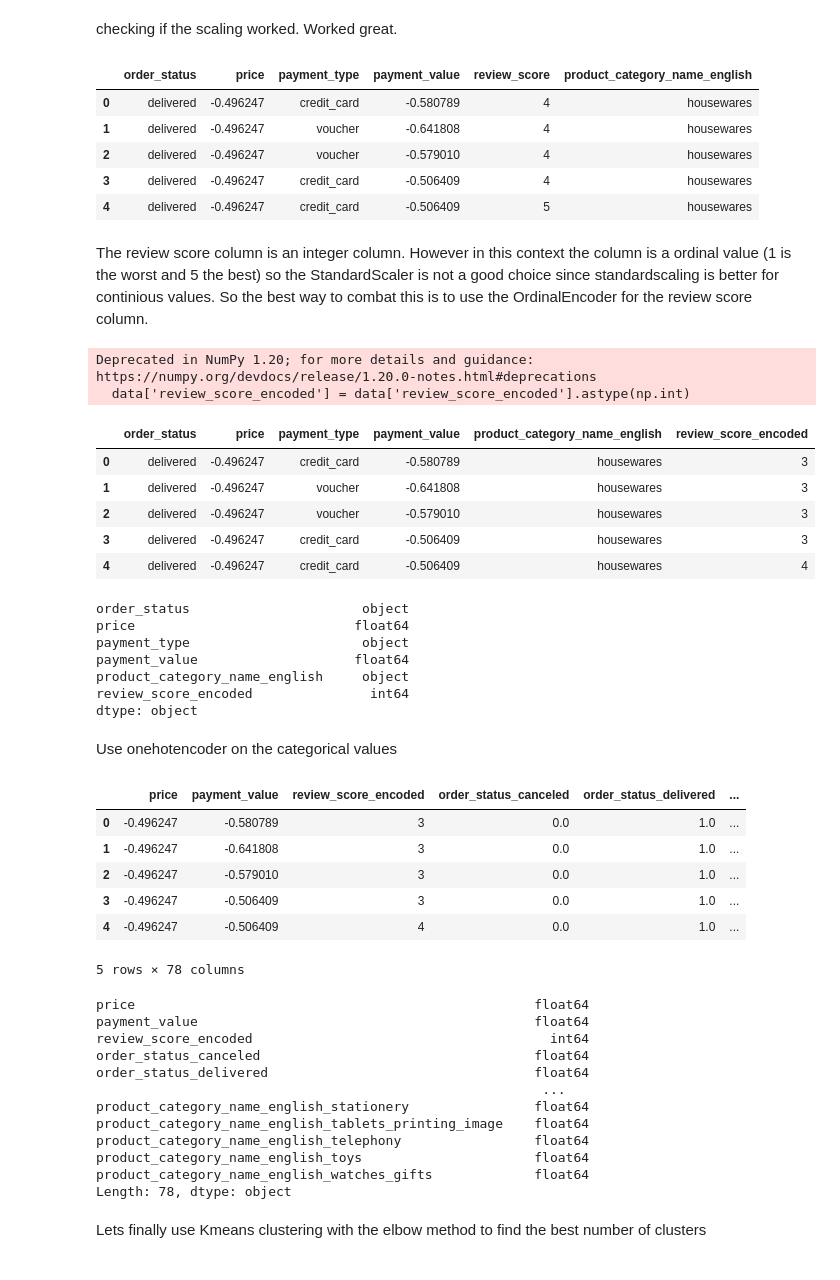
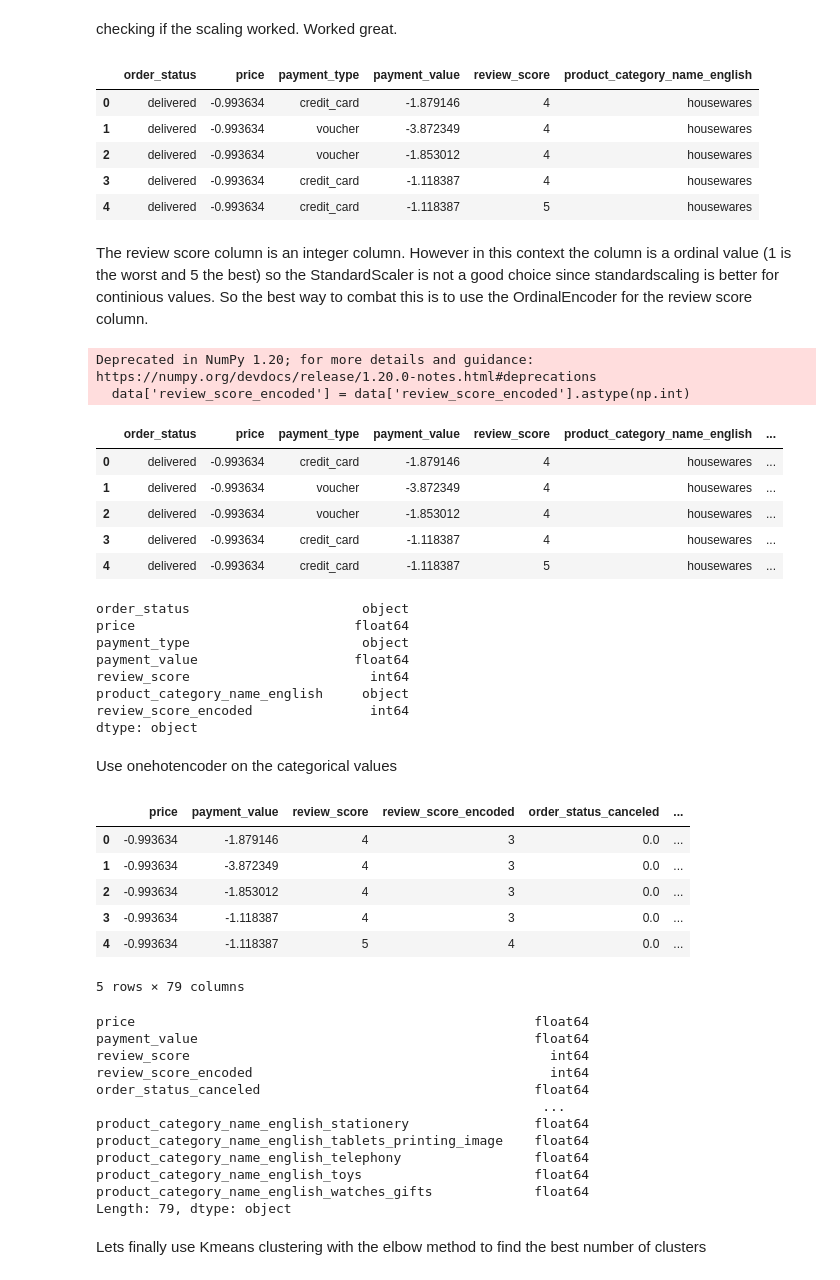
Before and after one commit to Timohvd/e-commerce-project, a Jupyter notebook: Customer_segmentation.ipynb, the cells around one changed output. Saved outputs shown, nothing was run; the diff lists cells and outputs as text; code cells hidden in the pictures.

```diff
--- a/Customer_segmentation.ipynb
+++ b/Customer_segmentation.ipynb
@@ -64,3 +78,6 @@ plt.show()
+# %%
+data['price'] = np.log1p(data['price'])
+data['payment_value'] = np.log1p(data['payment_value'])
 # %%
 data['review_score'].plot(kind='hist')
 # %% [output]
@@ -80,28 +97,28 @@ checking if the scaling worked. Worked great.
 data.head()
 # %% [output]
 |  | order_status | price | payment_type | payment_value | review_score | product_category_name_english |
-| 0 | delivered | -0.496247 | credit_card | -0.580789 | 4 | housewares |
-| 1 | delivered | -0.496247 | voucher | -0.641808 | 4 | housewares |
-| 2 | delivered | -0.496247 | voucher | -0.579010 | 4 | housewares |
-| 3 | delivered | -0.496247 | credit_card | -0.506409 | 4 | housewares |
-| 4 | delivered | -0.496247 | credit_card | -0.506409 | 5 | housewares |
+| 0 | delivered | -0.993634 | credit_card | -1.879146 | 4 | housewares |
+| 1 | delivered | -0.993634 | voucher | -3.872349 | 4 | housewares |
+| 2 | delivered | -0.993634 | voucher | -1.853012 | 4 | housewares |
+| 3 | delivered | -0.993634 | credit_card | -1.118387 | 4 | housewares |
+| 4 | delivered | -0.993634 | credit_card | -1.118387 | 5 | housewares |
 # %% [markdown]
 The review score column is an integer column. However in this context the column is a ordinal value (1 is the worst and 5 the best) so the StandardScaler is not a good choice since standardscaling is better for continious values. So the best way to combat this is to use the OrdinalEncoder for the review score column.
 # %%
 ordinal_encoder = OrdinalEncoder()
 data['review_score_encoded'] = ordinal_encoder.fit_transform(data[['review_score']])
 data['review_score_encoded'] = data['review_score_encoded'].astype(np.int)
-data.drop(columns=['review_score'], inplace=True)
+data.drop(columns=['review_score'])
 data.head()
 # %% [output]
 Deprecated in NumPy 1.20; for more details and guidance: https://numpy.org/devdocs/release/1.20.0-notes.html#deprecations
   data['review_score_encoded'] = data['review_score_encoded'].astype(np.int)
-|  | order_status | price | payment_type | payment_value | product_category_name_english | review_score_encoded |
-| 0 | delivered | -0.496247 | credit_card | -0.580789 | housewares | 3 |
-| 1 | delivered | -0.496247 | voucher | -0.641808 | housewares | 3 |
-| 2 | delivered | -0.496247 | voucher | -0.579010 | housewares | 3 |
-| 3 | delivered | -0.496247 | credit_card | -0.506409 | housewares | 3 |
-| 4 | delivered | -0.496247 | credit_card | -0.506409 | housewares | 4 |
+|  | order_status | price | payment_type | payment_value | review_score | product_category_name_english | ... |
+| 0 | delivered | -0.993634 | credit_card | -1.879146 | 4 | housewares | ... |
+| 1 | delivered | -0.993634 | voucher | -3.872349 | 4 | housewares | ... |
+| 2 | delivered | -0.993634 | voucher | -1.853012 | 4 | housewares | ... |
+| 3 | delivered | -0.993634 | credit_card | -1.118387 | 4 | housewares | ... |
+| 4 | delivered | -0.993634 | credit_card | -1.118387 | 5 | housewares | ... |
 # %%
 data.dtypes
 # %% [output]
@@ -109,6 +126,7 @@ order_status                      object
 price                            float64
 payment_type                      object
 payment_value                    float64
+review_score                       int64
 product_category_name_english     object
 review_score_encoded               int64
 dtype: object
@@ -125,28 +143,28 @@ data = data.drop(columns=categorical_values.columns)
 data = pd.concat([data, encoded_categories], axis=1)
 data.head()
 # %% [output]
-|  | price | payment_value | review_score_encoded | order_status_canceled | order_status_delivered | ... |
-| 0 | -0.496247 | -0.580789 | 3 | 0.0 | 1.0 | ... |
-| 1 | -0.496247 | -0.641808 | 3 | 0.0 | 1.0 | ... |
-| 2 | -0.496247 | -0.579010 | 3 | 0.0 | 1.0 | ... |
-| 3 | -0.496247 | -0.506409 | 3 | 0.0 | 1.0 | ... |
-| 4 | -0.496247 | -0.506409 | 4 | 0.0 | 1.0 | ... |
+|  | price | payment_value | review_score | review_score_encoded | order_status_canceled | ... |
+| 0 | -0.993634 | -1.879146 | 4 | 3 | 0.0 | ... |
+| 1 | -0.993634 | -3.872349 | 4 | 3 | 0.0 | ... |
+| 2 | -0.993634 | -1.853012 | 4 | 3 | 0.0 | ... |
+| 3 | -0.993634 | -1.118387 | 4 | 3 | 0.0 | ... |
+| 4 | -0.993634 | -1.118387 | 5 | 4 | 0.0 | ... |
-5 rows × 78 columns
+5 rows × 79 columns
 # %%
 data.dtypes
 # %% [output]
 price                                                   float64
 payment_value                                           float64
+review_score                                              int64
 review_score_encoded                                      int64
 order_status_canceled                                   float64
-order_status_delivered                                  float64
                                                          ...
 product_category_name_english_stationery                float64
 product_category_name_english_tablets_printing_image    float64
 product_category_name_english_telephony                 float64
 product_category_name_english_toys                      float64
 product_category_name_english_watches_gifts             float64
-Length: 78, dtype: object
+Length: 79, dtype: object
 # %% [markdown]
 Lets finally use Kmeans clustering with the elbow method to find the best number of clusters
 # %%
```
Also changed, not shown: parts of 14 cells of this notebook.
